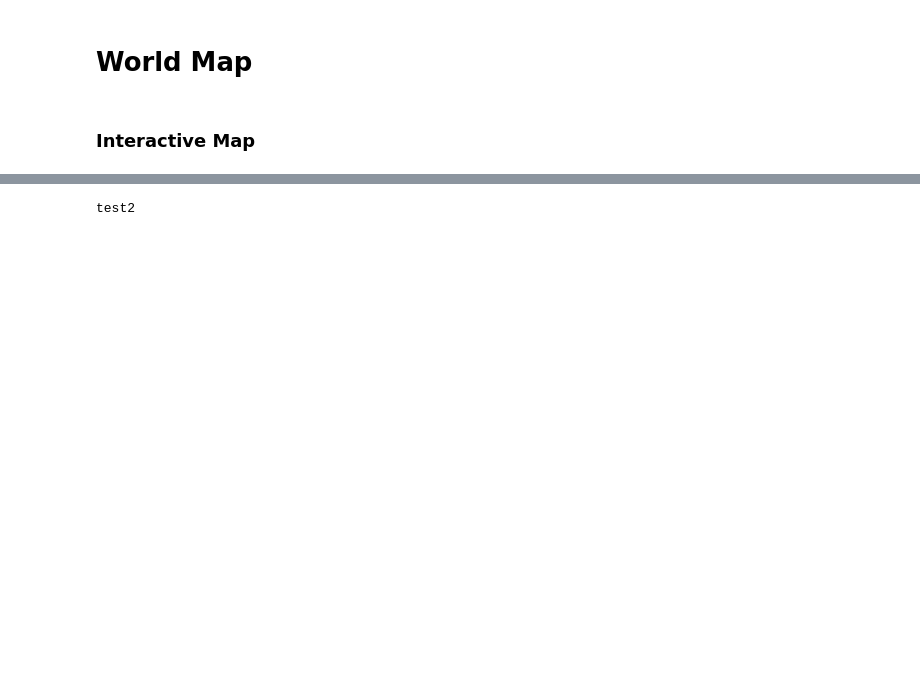
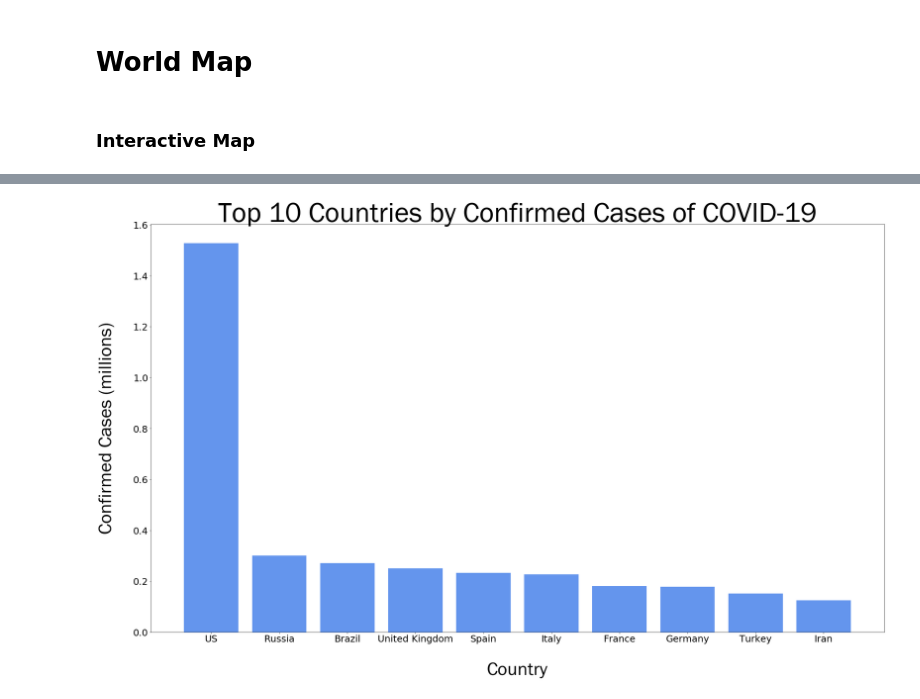
Before and after one commit to nsophia/COVID-19-Dashboard, a Jupyter notebook: COVID-19 Interactive.ipynb, the cells around one changed output, grey strips where cells are left out. Cells and saved outputs as stored; diff of their text form; code cells hidden in the pictures; blank space fills up the shorter version.

```diff
--- a/COVID-19 Interactive.ipynb
+++ b/COVID-19 Interactive.ipynb
@@ -140,7 +132,7 @@ plot_case('US')
 # %%
 import folium
 # %%
-world_map = folium.Map(location=[11,0], tiles='cartodbpositron', zoom_start=2, max_zoom = 6, min_zoom = 2)
+world_map = folium.Map(location=[11,0], tiles='OpenStreetMap', zoom_start=2, max_zoom = 6, min_zoom = 2)
 
 for i in range(len(confirmed)):
     folium.Circle(
@@ -203,4 +159,32 @@ px.bar(
-# %%
-print('test2')
-# %% [output]
-test2
+# %%
+# Matplotlib
+
+
+sort_countries_confirmed = countries.sort_values('confirmed', ascending=False).head(10)
+sort_countries_confirmed['confirmed'] = sort_countries_confirmed['confirmed']/1000000
+#sort_countries_confirmed = sort_countries_confirmed[['country', 'deaths']].head(10)
+x = sort_countries_confirmed['country'].head(10)
+y = sort_countries_confirmed['confirmed'].head(10)
+
+
+x_pos = [i for i, _ in enumerate(x)]
+
+plt.figure(figsize=(35, 20))
+plt.bar(x_pos, y, color='cornflowerblue')
+
+plt.xlabel("...", labelpad=50)
+plt.xlabel('Country', fontsize=50, fontweight='bold', fontname="Franklin Gothic Book")
+
+plt.ylabel("...", labelpad=50)
+plt.ylabel('Confirmed Cases (millions)', fontsize=50, fontweight='bold', fontname="Franklin Gothic Book")
+
+plt.title("Top 10 Countries by Confirmed Cases of COVID-19", fontweight='bold', fontsize=75,
+         fontname="Franklin Gothic Book")
+
+plt.xticks(x_pos, x, fontsize=25)
+plt.yticks(fontsize=25)
+
+
+plt.show()
+# %% [output]
+[figure, added]
```
Also changed, not shown: parts of 18 cells of this notebook.
